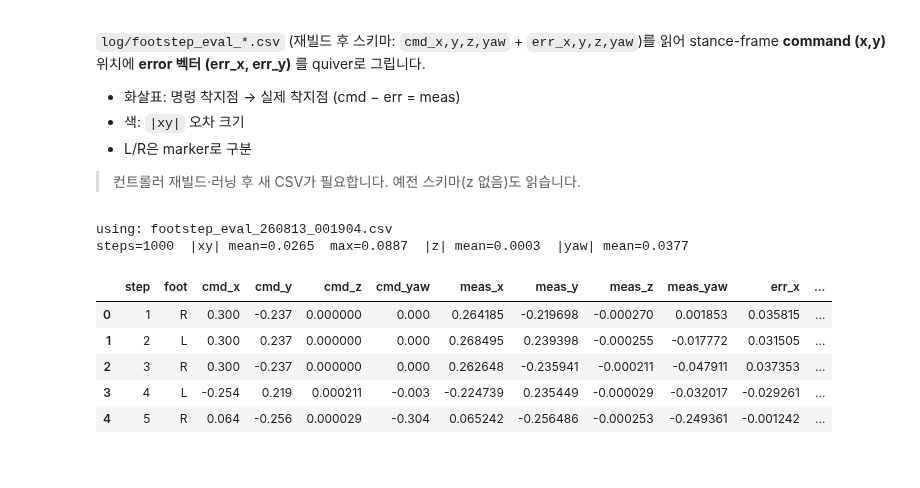
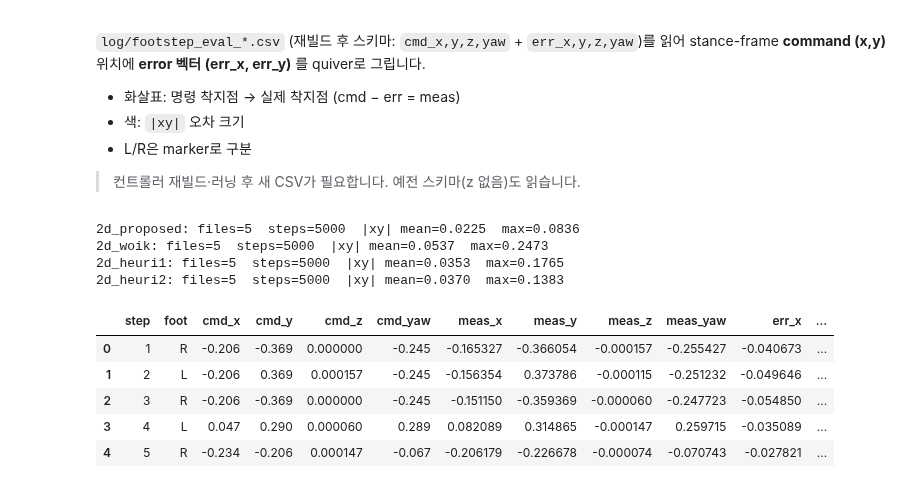
Before and after one commit to yongarry/g1_controller, a Jupyter notebook: log/newplot.ipynb, the cells around one changed output. Saved outputs shown, nothing was run; the diff lists cells and outputs as text; code cells hidden in the pictures.

```diff
--- a/log/newplot.ipynb
+++ b/log/newplot.ipynb
@@ -265,44 +273,55 @@ stance-frame **command (x,y)** 위치에 **error 벡터 (err_x, err_y)** 를 qui
 # %%
 from pathlib import Path
 
 import matplotlib.pyplot as plt
 import numpy as np
 import pandas as pd
 
-log_dir = Path(".")  # notebook cwd is typically g1_controller/log
-cands = sorted(
-    [p for p in log_dir.glob("footstep_eval_*.csv")
-     if not p.name.startswith("footstep_eval_mys")],
-    key=lambda p: p.stat().st_mtime,
-)
-assert cands, "no footstep_eval_*.csv found — run Footstep once after rebuild"
-eval_csv = cands[-1]
-print("using:", eval_csv.name)
+eval_dirs = [Path("2d_proposed"), Path("2d_woik"), Path("2d_heuri1"), Path("2d_heuri2"), Path("2d_mys")]
 
-E = pd.read_csv(eval_csv)
-for col in ("cmd_z", "meas_z", "err_z"):
-    if col not in E.columns:
-        E[col] = 0.0
 
-cmd_xy = E[["cmd_x", "cmd_y"]].to_numpy()
-err_xy = E[["err_x", "err_y"]].to_numpy()
-err_z = E["err_z"].to_numpy()
-err_yaw = E["err_yaw"].to_numpy()
-foot = E["foot"].astype(str).to_numpy()
-mag = np.hypot(err_xy[:, 0], err_xy[:, 1])
+def load_eval_dir(log_dir: Path):
+    cands = sorted(
+        [p for p in log_dir.glob("*.csv")
+         if not p.name.startswith("footstep_eval_mys")],
+        key=lambda p: p.name,
+    )
+    assert cands, f"no csv found in {log_dir.resolve()}"
+    frames = []
+    for p in cands:
+        df = pd.read_csv(p)
+        df["run"] = p.stem
+        frames.append(df)
+    E = pd.concat(frames, ignore_index=True)
+    for col in ("cmd_z", "meas_z", "err_z"):
+        if col not in E.columns:
+            E[col] = 0.0
+    cmd_xy = E[["cmd_x", "cmd_y"]].to_numpy()
+    err_xy = E[["err_x", "err_y"]].to_numpy()
+    mag = np.hypot(err_xy[:, 0], err_xy[:, 1])
+    print(f"{log_dir.name}: files={len(cands)}  steps={len(E)}  "
+          f"|xy| mean={mag.mean():.4f}  max={mag.max():.4f}")
+    return dict(E=E, cmd_xy=cmd_xy, err_xy=err_xy, mag=mag,
+                err_z=E["err_z"].to_numpy(), err_yaw=E["err_yaw"].to_numpy(),
+                foot=E["foot"].astype(str).to_numpy(),
+                meas_xy=cmd_xy - err_xy, files=cands)
 
-# tip of arrow = measured landing (cmd - err)
-meas_xy = cmd_xy - err_xy
 
-print(f"steps={len(E)}  |xy| mean={mag.mean():.4f}  max={mag.max():.4f}  "
-      f"|z| mean={np.abs(err_z).mean():.4f}  |yaw| mean={np.abs(err_yaw).mean():.4f}")
+runs = {d.name: load_eval_dir(d) for d in eval_dirs}
+# last dir kept as E / cmd_xy / mag so later scatter cells still run
+last = runs[eval_dirs[-1].name]
+E, cmd_xy, mag = last["E"], last["cmd_xy"], last["mag"]
+err_xy, err_z, err_yaw = last["err_xy"], last["err_z"], last["err_yaw"]
+foot, meas_xy = last["foot"], last["meas_xy"]
 E.head()
 # %% [output]
-using: footstep_eval_260813_001904.csv
-steps=1000  |xy| mean=0.0265  max=0.0887  |z| mean=0.0003  |yaw| mean=0.0377
+2d_proposed: files=5  steps=5000  |xy| mean=0.0225  max=0.0836
+2d_woik: files=5  steps=5000  |xy| mean=0.0537  max=0.2473
+2d_heuri1: files=5  steps=5000  |xy| mean=0.0353  max=0.1765
+2d_heuri2: files=5  steps=5000  |xy| mean=0.0370  max=0.1383
 |  | step | foot | cmd_x | cmd_y | cmd_z | cmd_yaw | meas_x | meas_y | meas_z | meas_yaw | err_x | ... |
-| 0 | 1 | R | 0.300 | -0.237 | 0.000000 | 0.000 | 0.264185 | -0.219698 | -0.000270 | 0.001853 | 0.035815 | ... |
-| 1 | 2 | L | 0.300 | 0.237 | 0.000000 | 0.000 | 0.268495 | 0.239398 | -0.000255 | -0.017772 | 0.031505 | ... |
-| 2 | 3 | R | 0.300 | -0.237 | 0.000000 | 0.000 | 0.262648 | -0.235941 | -0.000211 | -0.047911 | 0.037353 | ... |
-| 3 | 4 | L | -0.254 | 0.219 | 0.000211 | -0.003 | -0.224739 | 0.235449 | -0.000029 | -0.032017 | -0.029261 | ... |
-| 4 | 5 | R | 0.064 | -0.256 | 0.000029 | -0.304 | 0.065242 | -0.256486 | -0.000253 | -0.249361 | -0.001242 | ... |
+| 0 | 1 | R | -0.206 | -0.369 | 0.000000 | -0.245 | -0.165327 | -0.366054 | -0.000157 | -0.255427 | -0.040673 | ... |
+| 1 | 2 | L | -0.206 | 0.369 | 0.000157 | -0.245 | -0.156354 | 0.373786 | -0.000115 | -0.251232 | -0.049646 | ... |
+| 2 | 3 | R | -0.206 | -0.369 | 0.000000 | -0.245 | -0.151150 | -0.359369 | -0.000060 | -0.247723 | -0.054850 | ... |
+| 3 | 4 | L | 0.047 | 0.290 | 0.000060 | 0.289 | 0.082089 | 0.314865 | -0.000147 | 0.259715 | -0.035089 | ... |
+| 4 | 5 | R | -0.234 | -0.206 | 0.000147 | -0.067 | -0.206179 | -0.226678 | -0.000074 | -0.070743 | -0.027821 | ... |
```
Also changed, not shown: parts of 9 cells of this notebook, 45 other files.
